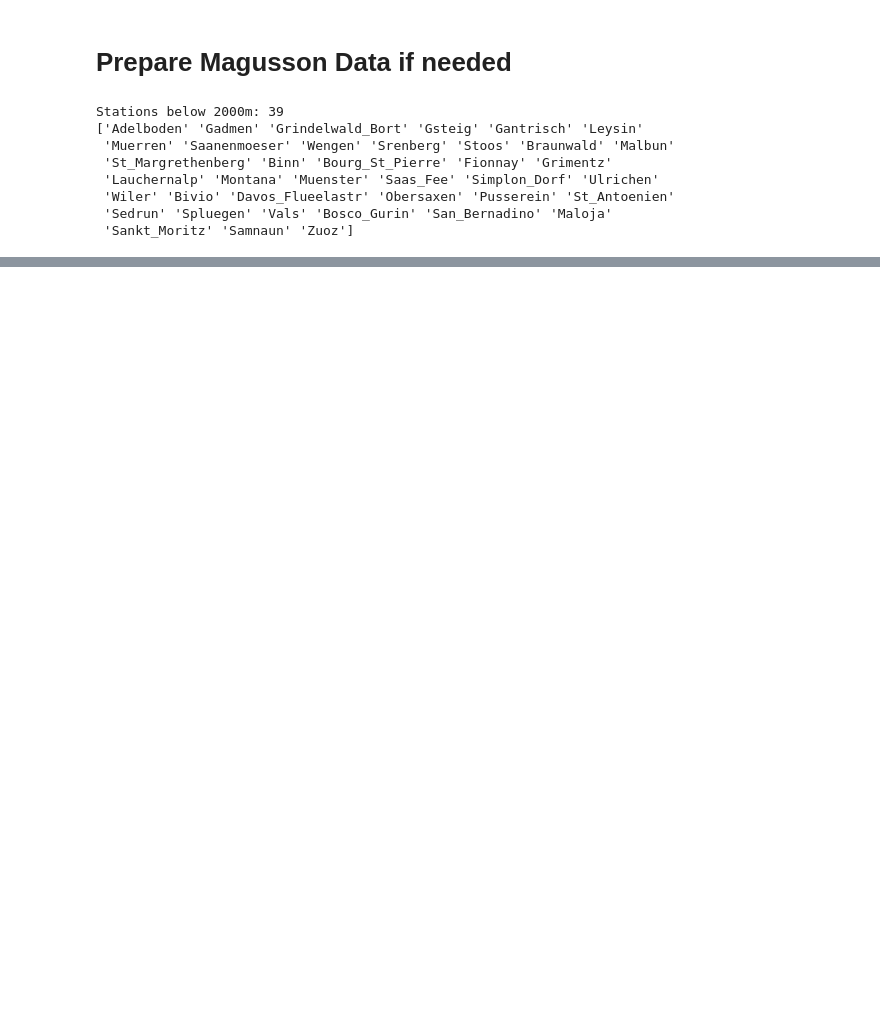
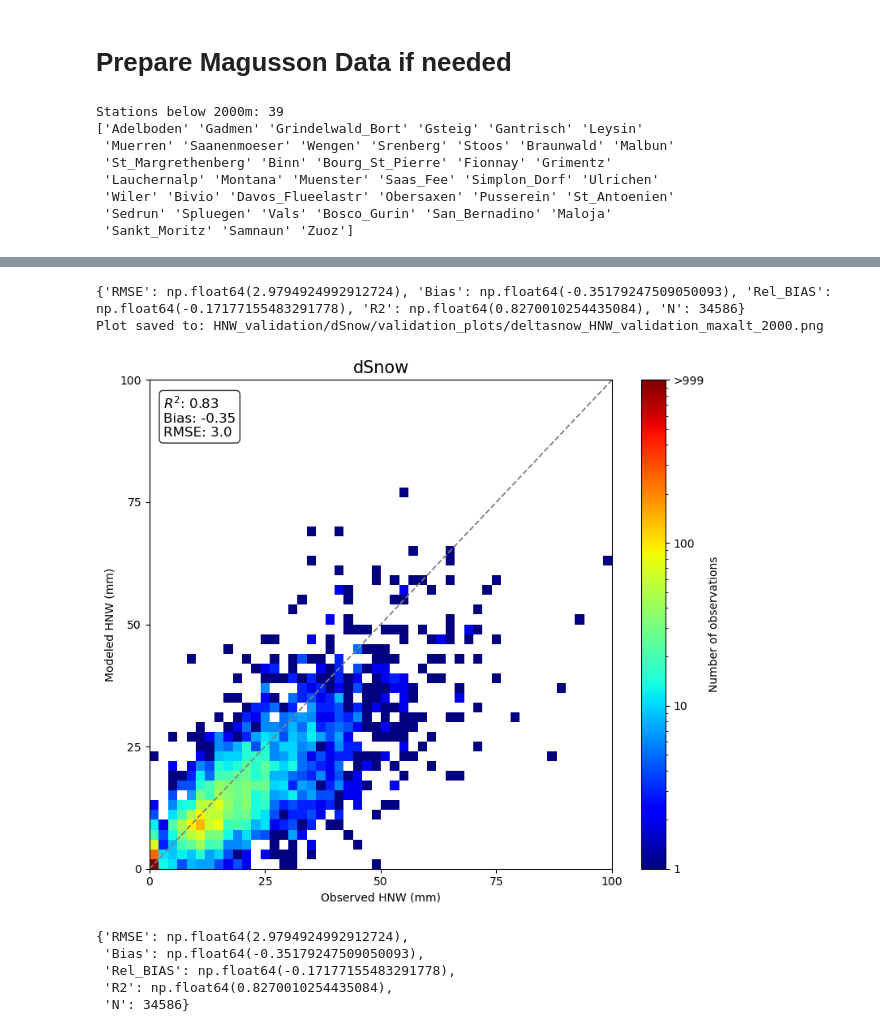
Before and after one commit to Jakobwerkg/improving_dsnow, a Jupyter notebook: HNW_validation/TEst_validation_workflow.ipynb, the cells around one changed output, grey strips where cells are left out. Saved outputs shown, nothing was run; the diff lists cells and outputs as text; code cells hidden in the pictures; blank space fills up the shorter version.

```diff
--- a/HNW_validation/TEst_validation_workflow.ipynb
+++ b/HNW_validation/TEst_validation_workflow.ipynb
@@ -276,0 +300,19 @@ Plot saved to: HNW_validation/dSnow/validation_plots/deltasnow_SWE_validation_R_
+# %%
+HNW_df = Mag25_data_with_SWE[["HNW", "HNW_mod"]].to_dataframe().reset_index()
+HNW_df = HNW_df.rename(columns={"HWN": "HNW_obs"})
+
+HNW_df.index = HNW_df.index.astype("datetime64[ns]")
+
+
+
+
+validate_hnw_mag25(HNW_df, model_name="dSnow", obs_col="HNW", mod_col="HNW_mod", save_dir="HNW_validation/dSnow/validation_plots", filename="deltasnow_HNW_validation_maxalt_2000.png")
+# %% [output]
+{'RMSE': np.float64(2.9794924992912724), 'Bias': np.float64(-0.35179247509050093), 'Rel_BIAS': np.float64(-0.17177155483291778), 'R2': np.float64(0.8270010254435084), 'N': 34586}
+Plot saved to: HNW_validation/dSnow/validation_plots/deltasnow_HNW_validation_maxalt_2000.png
+[figure, added]
+{'RMSE': np.float64(2.9794924992912724),
+ 'Bias': np.float64(-0.35179247509050093),
+ 'Rel_BIAS': np.float64(-0.17177155483291778),
+ 'R2': np.float64(0.8270010254435084),
+ 'N': 34586}
```
Also changed, not shown: parts of 4 cells of this notebook, 3 other files.
